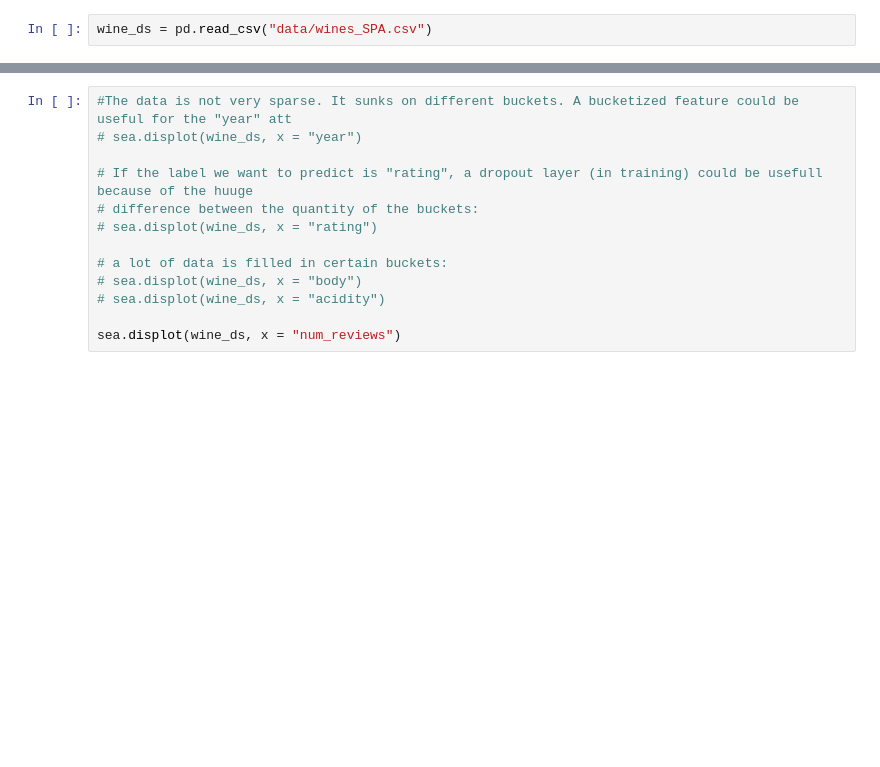
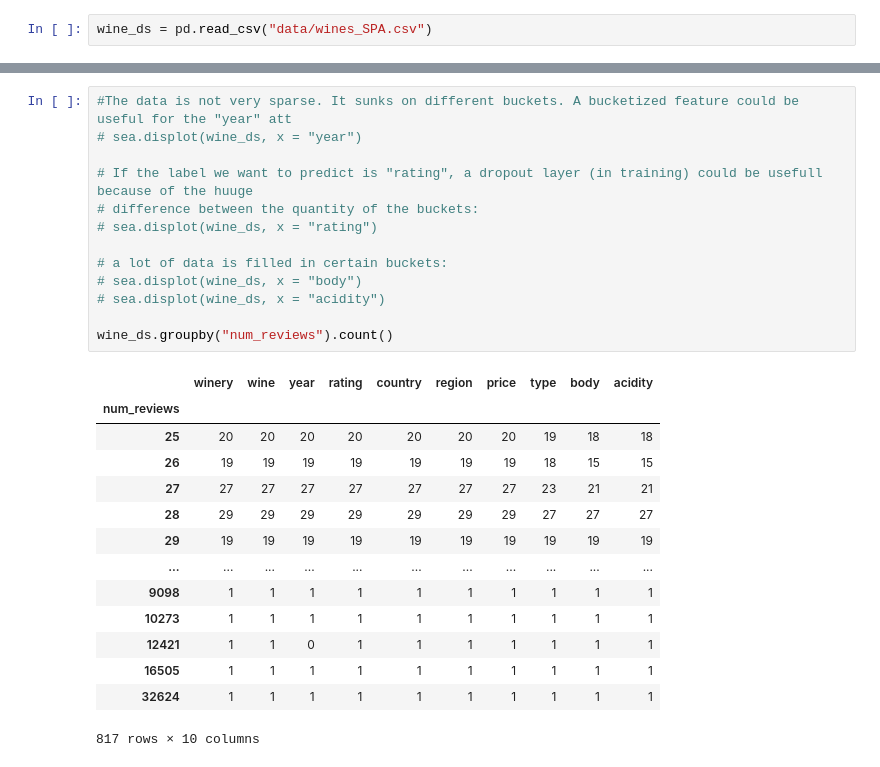
Before and after one commit to loaspra/feature-eng-tf, a Jupyter notebook: wine_classy.ipynb, the cells around one changed output, grey strips where cells are left out. Saved outputs shown, nothing was run; the diff lists cells and outputs as text; blank space fills up the shorter version.

```diff
--- a/wine_classy.ipynb
+++ b/wine_classy.ipynb
@@ -43,13 +46,28 @@ wine_ds.head()
 # %%
 #The data is not very sparse. It sunks on different buckets. A bucketized feature could be useful for the "year" att
 # sea.displot(wine_ds, x = "year")
 
 # If the label we want to predict is "rating", a dropout layer (in training) could be usefull because of the huuge
 # difference between the quantity of the buckets:
 # sea.displot(wine_ds, x = "rating")
 
 # a lot of data is filled in certain buckets:
 # sea.displot(wine_ds, x = "body")
 # sea.displot(wine_ds, x = "acidity")
 
-sea.displot(wine_ds, x = "num_reviews")
+wine_ds.groupby("num_reviews").count()
+# %% [output]
+|  | winery | wine | year | rating | country | region | price | type | body | acidity |
+| num_reviews |  |  |  |  |  |  |  |  |  |  |
+| 25 | 20 | 20 | 20 | 20 | 20 | 20 | 20 | 19 | 18 | 18 |
+| 26 | 19 | 19 | 19 | 19 | 19 | 19 | 19 | 18 | 15 | 15 |
+| 27 | 27 | 27 | 27 | 27 | 27 | 27 | 27 | 23 | 21 | 21 |
+| 28 | 29 | 29 | 29 | 29 | 29 | 29 | 29 | 27 | 27 | 27 |
+| 29 | 19 | 19 | 19 | 19 | 19 | 19 | 19 | 19 | 19 | 19 |
+| ... | ... | ... | ... | ... | ... | ... | ... | ... | ... | ... |
+| 9098 | 1 | 1 | 1 | 1 | 1 | 1 | 1 | 1 | 1 | 1 |
+| 10273 | 1 | 1 | 1 | 1 | 1 | 1 | 1 | 1 | 1 | 1 |
+| 12421 | 1 | 1 | 0 | 1 | 1 | 1 | 1 | 1 | 1 | 1 |
+| 16505 | 1 | 1 | 1 | 1 | 1 | 1 | 1 | 1 | 1 | 1 |
+| 32624 | 1 | 1 | 1 | 1 | 1 | 1 | 1 | 1 | 1 | 1 |
+817 rows × 10 columns
```
Also changed, not shown: parts of 9 cells of this notebook.
